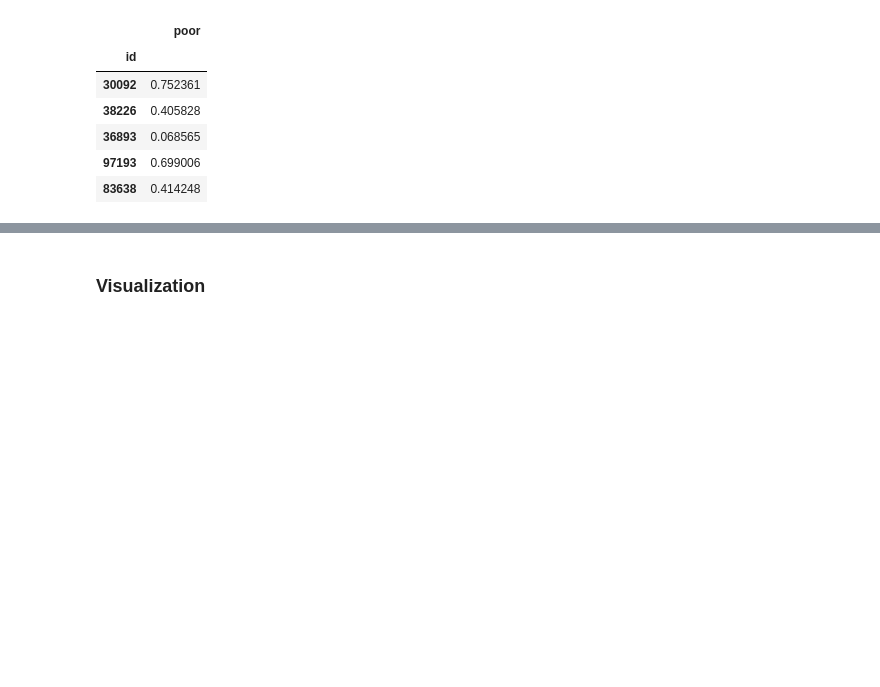
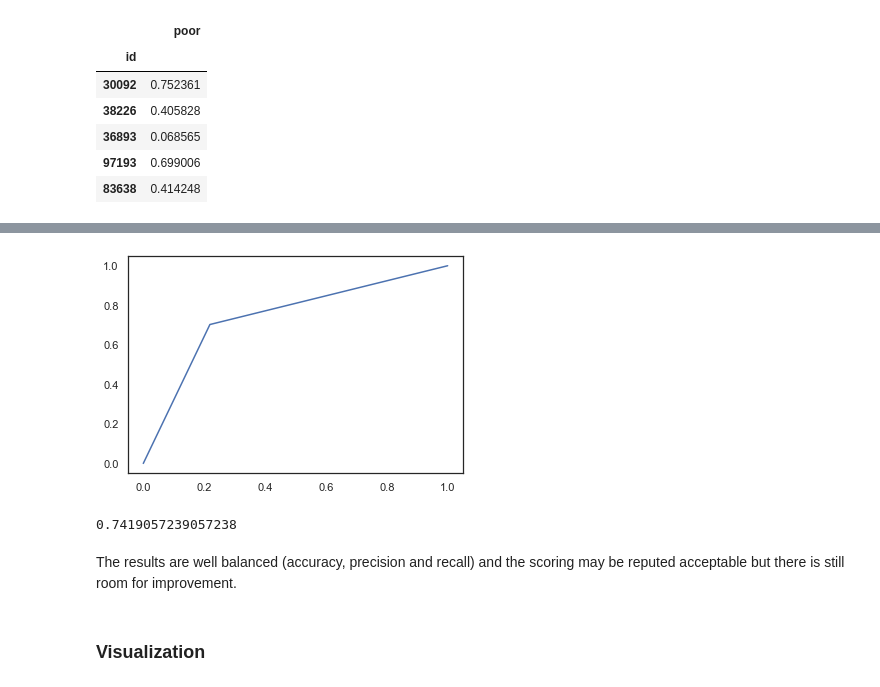
Before and after one commit to isabelpuche/DD_Pover-T_Tests, a Jupyter notebook: notebooks/Solutions_Pover-T_Tests.ipynb, the cells around one changed output, grey strips where cells are left out. Drawn from its saved outputs; the diff is of its cells as text; code cells hidden in the pictures; blank space fills up the shorter version.

```diff
--- a/notebooks/Solutions_Pover-T_Tests.ipynb
+++ b/notebooks/Solutions_Pover-T_Tests.ipynb
@@ -870,3 +902,15 @@ results.to_csv('../model/results.csv')
+# %%
+fp,tp,_ = roc_curve(y_test, rscv_cb.predict(X_test))
+# %%
+plt.plot(fp,tp);
+# %% [output]
+[figure, added]
+# %%
+auc(fp,tp)
+# %% [output]
+0.7419057239057238
+# %% [markdown]
+The results are well balanced (accuracy, precision and recall) and the scoring may be reputed acceptable but there is still room for improvement.
 # %% [markdown]
 ### Visualization
 # %%
```
Also changed, not shown: parts of 10 cells of this notebook, 2 other files.
